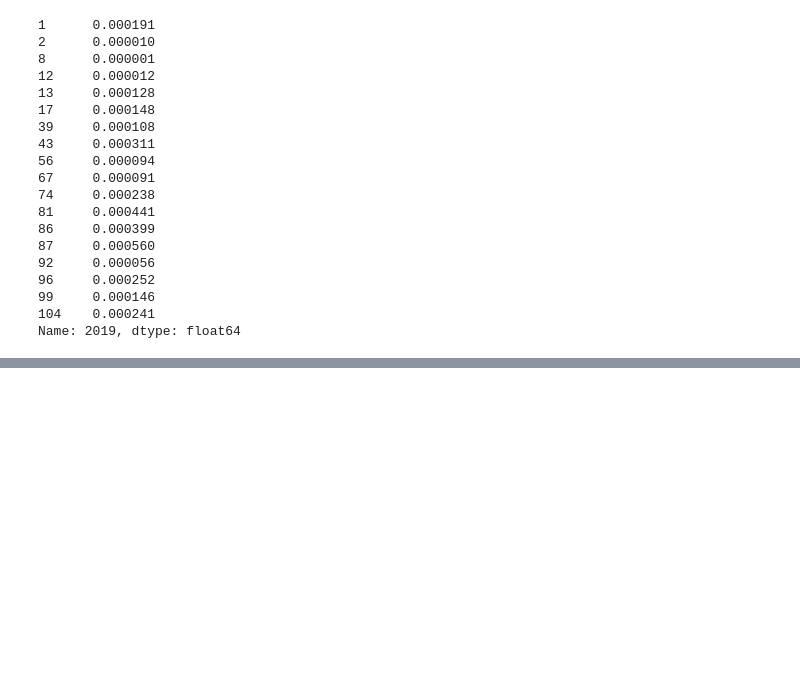
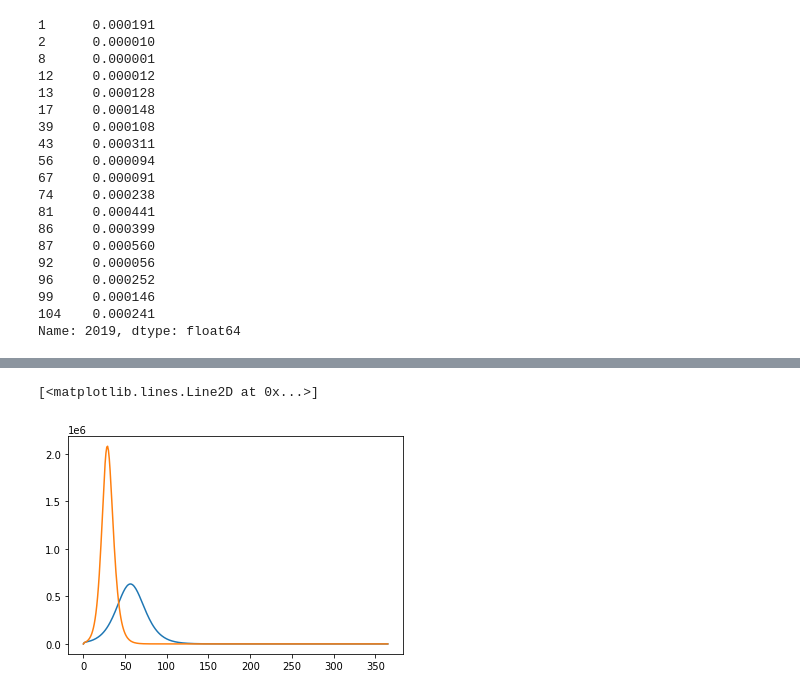
Before and after one commit to xcao38/covid19_analysis, a Jupyter notebook: covid19_analysis.ipynb, the cells around one changed output, grey strips where cells are left out. Drawn from its saved outputs; the diff is of its cells as text; code cells hidden in the pictures; blank space fills up the shorter version.

```diff
--- a/covid19_analysis.ipynb
+++ b/covid19_analysis.ipynb
@@ -140,0 +250,17 @@ def get_unquarantine_change_rate():
+# %%
+def get_infections_number(t_max, dt, N, n,alpha,beta,gamma,rho):
+    t = np.linspace(0, t_max, int(t_max/dt) + 1)
+    init_vals = 1 - n/N, n/N, 0, 0
+    params = alpha, beta, gamma, rho
+    results = seir_model_with_soc_dist(init_vals, params, t)
+    return pd.DataFrame(results)[2]*N
+# %%
+r = get_infections_number(t_max=t_max,dt=dt,N=N, n=n, alpha=alpha, beta=beta, gamma=gamma,rho=rho)
+# %%
+r_no_dist = get_infections_number(t_max=t_max,dt=dt,N=N, n=n, alpha=alpha, beta=beta, gamma=gamma,rho=1)
+# %%
+plt.plot(r)
+plt.plot(r_no_dist)
+# %% [output]
+[<matplotlib.lines.Line2D at 0x...>]
+[figure, added]
```
Also changed, not shown: parts of 24 cells of this notebook, 1 other file.
